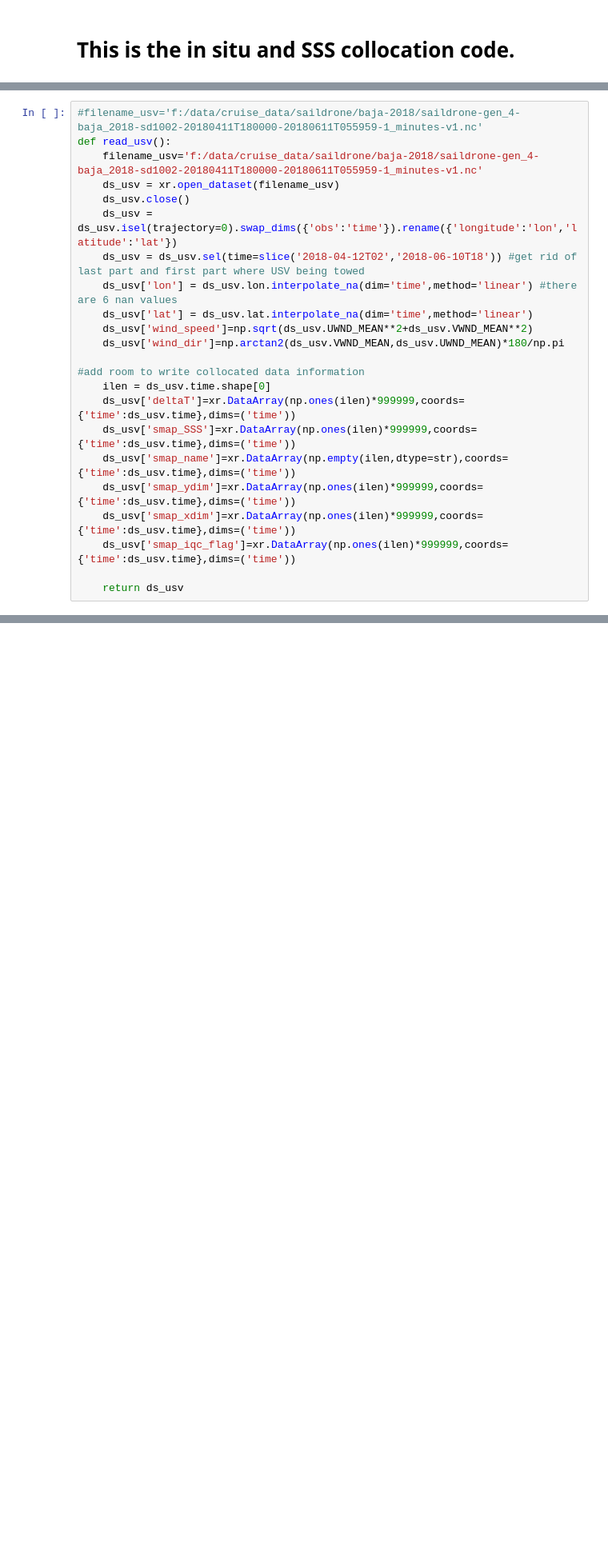
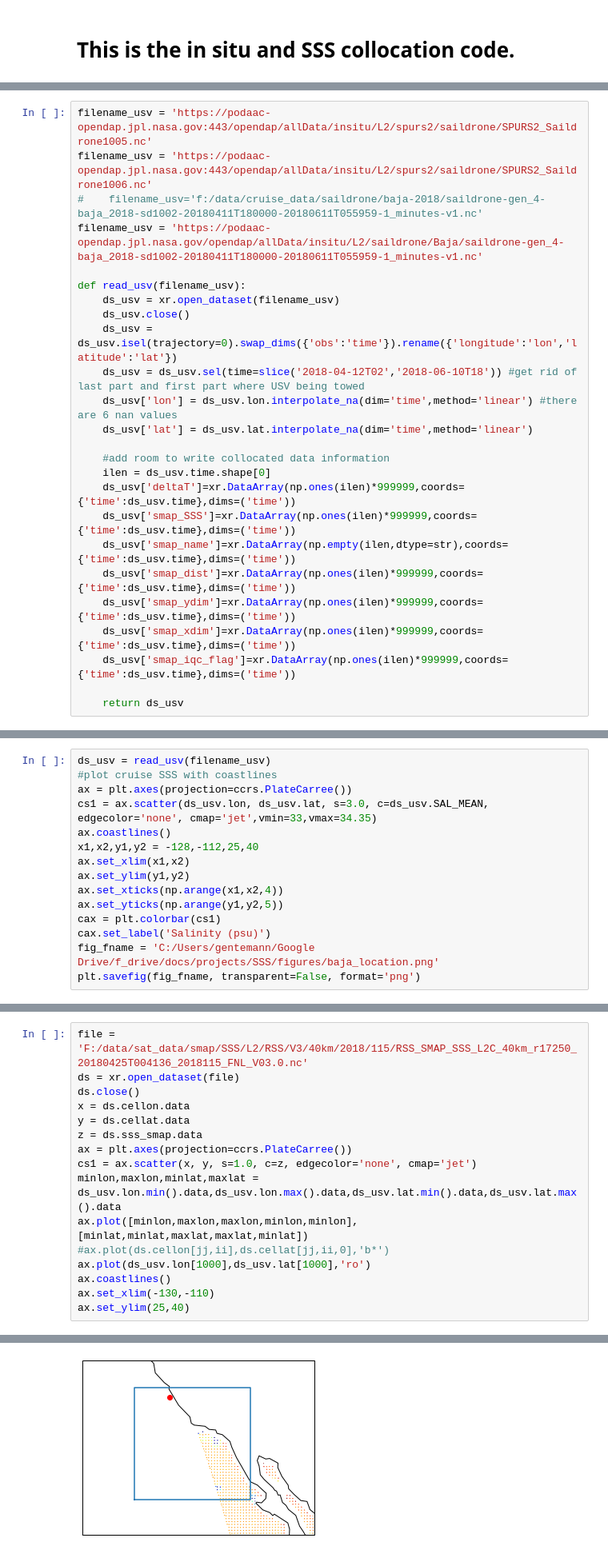
Before and after one commit to cgentemann/salinity, a Jupyter notebook: Collocate_insitu_with_SSS.ipynb, the cells around one changed output, grey strips where cells are left out. Shown at 80% size. Saved outputs shown, nothing was run; the diff lists cells and outputs as text; blank space fills up the shorter version.

Commit message:
more insitu data

```diff
--- a/Collocate_insitu_with_SSS.ipynb
+++ b/Collocate_insitu_with_SSS.ipynb
@@ -20,21 +21,23 @@ Read in the Saildrone USV file either from a local disc or using OpenDAP.
 # %%
-#filename_usv='f:/data/cruise_data/saildrone/baja-2018/saildrone-gen_4-baja_2018-sd1002-20180411T180000-20180611T055959-1_minutes-v1.nc'
-def read_usv():
-    filename_usv='f:/data/cruise_data/saildrone/baja-2018/saildrone-gen_4-baja_2018-sd1002-20180411T180000-20180611T055959-1_minutes-v1.nc'
+filename_usv = 'https://podaac-opendap.jpl.nasa.gov:443/opendap/allData/insitu/L2/spurs2/saildrone/SPURS2_Saildrone1005.nc'
+filename_usv = 'https://podaac-opendap.jpl.nasa.gov:443/opendap/allData/insitu/L2/spurs2/saildrone/SPURS2_Saildrone1006.nc'
+#    filename_usv='f:/data/cruise_data/saildrone/baja-2018/saildrone-gen_4-baja_2018-sd1002-20180411T180000-20180611T055959-1_minutes-v1.nc'
+filename_usv = 'https://podaac-opendap.jpl.nasa.gov/opendap/allData/insitu/L2/saildrone/Baja/saildrone-gen_4-baja_2018-sd1002-20180411T180000-20180611T055959-1_minutes-v1.nc'
+
+def read_usv(filename_usv):
     ds_usv = xr.open_dataset(filename_usv)
     ds_usv.close()
     ds_usv = ds_usv.isel(trajectory=0).swap_dims({'obs':'time'}).rename({'longitude':'lon','latitude':'lat'})
     ds_usv = ds_usv.sel(time=slice('2018-04-12T02','2018-06-10T18')) #get rid of last part and first part where USV being towed
     ds_usv['lon'] = ds_usv.lon.interpolate_na(dim='time',method='linear') #there are 6 nan values
     ds_usv['lat'] = ds_usv.lat.interpolate_na(dim='time',method='linear')
-    ds_usv['wind_speed']=np.sqrt(ds_usv.UWND_MEAN**2+ds_usv.VWND_MEAN**2)
-    ds_usv['wind_dir']=np.arctan2(ds_usv.VWND_MEAN,ds_usv.UWND_MEAN)*180/np.pi
 
-#add room to write collocated data information
+    #add room to write collocated data information
     ilen = ds_usv.time.shape[0]
     ds_usv['deltaT']=xr.DataArray(np.ones(ilen)*999999,coords={'time':ds_usv.time},dims=('time'))
     ds_usv['smap_SSS']=xr.DataArray(np.ones(ilen)*999999,coords={'time':ds_usv.time},dims=('time'))
     ds_usv['smap_name']=xr.DataArray(np.empty(ilen,dtype=str),coords={'time':ds_usv.time},dims=('time'))
+    ds_usv['smap_dist']=xr.DataArray(np.ones(ilen)*999999,coords={'time':ds_usv.time},dims=('time'))
     ds_usv['smap_ydim']=xr.DataArray(np.ones(ilen)*999999,coords={'time':ds_usv.time},dims=('time'))
     ds_usv['smap_xdim']=xr.DataArray(np.ones(ilen)*999999,coords={'time':ds_usv.time},dims=('time'))
     ds_usv['smap_iqc_flag']=xr.DataArray(np.ones(ilen)*999999,coords={'time':ds_usv.time},dims=('time'))
@@ -44,0 +48,15 @@ def read_usv():
+# %%
+ds_usv = read_usv(filename_usv)
+#plot cruise SSS with coastlines
+ax = plt.axes(projection=ccrs.PlateCarree())
+cs1 = ax.scatter(ds_usv.lon, ds_usv.lat, s=3.0, c=ds_usv.SAL_MEAN, edgecolor='none', cmap='jet',vmin=33,vmax=34.35)
+ax.coastlines()
+x1,x2,y1,y2 = -128,-112,25,40
+ax.set_xlim(x1,x2)
+ax.set_ylim(y1,y2)
+ax.set_xticks(np.arange(x1,x2,4))
+ax.set_yticks(np.arange(y1,y2,5))
+cax = plt.colorbar(cs1)
+cax.set_label('Salinity (psu)')
+fig_fname = 'C:/Users/gentemann/Google Drive/f_drive/docs/projects/SSS/figures/baja_location.png'
+plt.savefig(fig_fname, transparent=False, format='png')
@@ -44,0 +67,17 @@ def read_usv():
+# %%
+file = 'F:/data/sat_data/smap/SSS/L2/RSS/V3/40km/2018/115/RSS_SMAP_SSS_L2C_40km_r17250_20180425T004136_2018115_FNL_V03.0.nc'
+ds = xr.open_dataset(file)
+ds.close()
+x = ds.cellon.data
+y = ds.cellat.data
+z = ds.sss_smap.data
+ax = plt.axes(projection=ccrs.PlateCarree())
+cs1 = ax.scatter(x, y, s=1.0, c=z, edgecolor='none', cmap='jet')
+minlon,maxlon,minlat,maxlat = ds_usv.lon.min().data,ds_usv.lon.max().data,ds_usv.lat.min().data,ds_usv.lat.max().data
+ax.plot([minlon,maxlon,maxlon,minlon,minlon],[minlat,minlat,maxlat,maxlat,minlat])
+#ax.plot(ds.cellon[jj,ii],ds.cellat[jj,ii,0],'b*')
+ax.plot(ds_usv.lon[1000],ds_usv.lat[1000],'ro')
+ax.coastlines()
+ax.set_xlim(-130,-110)
+ax.set_ylim(25,40)
+# %% [output]
@@ -44,0 +85 @@ def read_usv():
+[figure, added]
```
Also changed, not shown: parts of 77 cells of this notebook, 2 other files.
